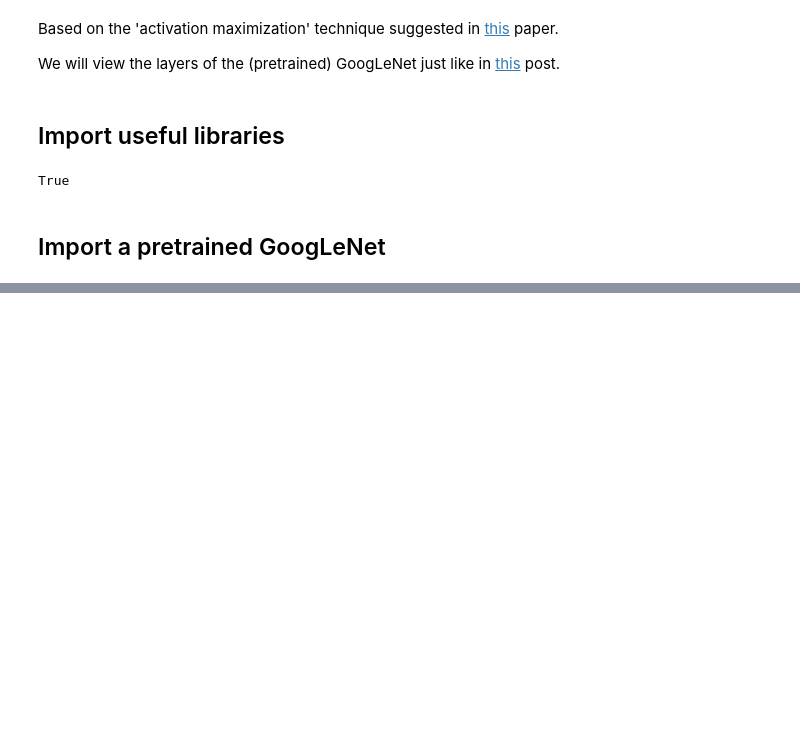
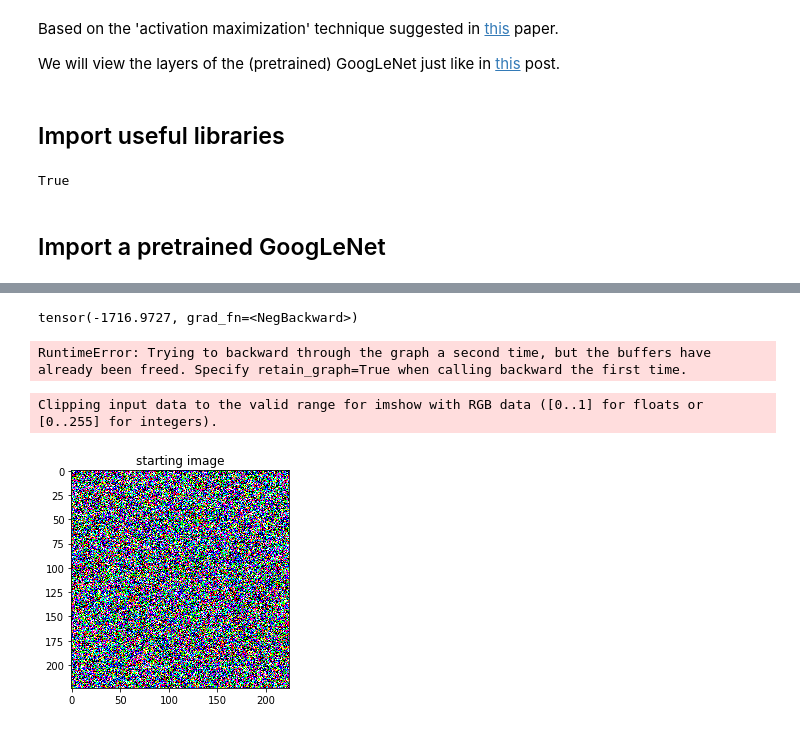
Before and after one commit to praritagarwal/Visualizing-CNN-Layers, a Jupyter notebook: Feature Visualization by Optimization.ipynb, the cells around one changed output, grey strips where cells are left out. Saved outputs shown, nothing was run; the diff lists cells and outputs as text; code cells hidden in the pictures; blank space fills up the shorter version.

```diff
--- a/Feature Visualization by Optimization.ipynb
+++ b/Feature Visualization by Optimization.ipynb
@@ -43,0 +129,27 @@ GoogLeNet(
+# %%
+optimizer.zero_grad()
+
+# Since we are not training googlenet here, therefore we should use evaluation mode
+# this is because batch-normalization layers in googlenet will have different behaviour in traning vs evaluation modes
+googlenet.eval()
+googlenet(img_tensor.unsqueeze(0))
+Inception3a_out = activation['3a'].squeeze()
+
+loss = -Inception3a_out[0].flatten().sum()
+print(loss)
+loss.backward()
+optimizer.step()
+
+img_tensor = normalize(img_tensor)
+# %% [output]
+tensor(-1716.9727, grad_fn=<NegBackward>)
+RuntimeError: Trying to backward through the graph a second time, but the buffers have already been freed. Specify retain_graph=True when calling backward the first time.
+# %%
+plt.imshow(img_tensor.clone().detach().numpy().transpose(1,2,0)) # for plt.imshow() the channel-dimension is the last
+                                                                 # therefore use transpose to permute axis
+                                                                 # negative value will be clipped
+plt.title('starting image')
+plt.show()
+# %% [output]
+Clipping input data to the valid range for imshow with RGB data ([0..1] for floats or [0..255] for integers).
+[figure, added]
```
Also changed, not shown: parts of 11 cells of this notebook.
